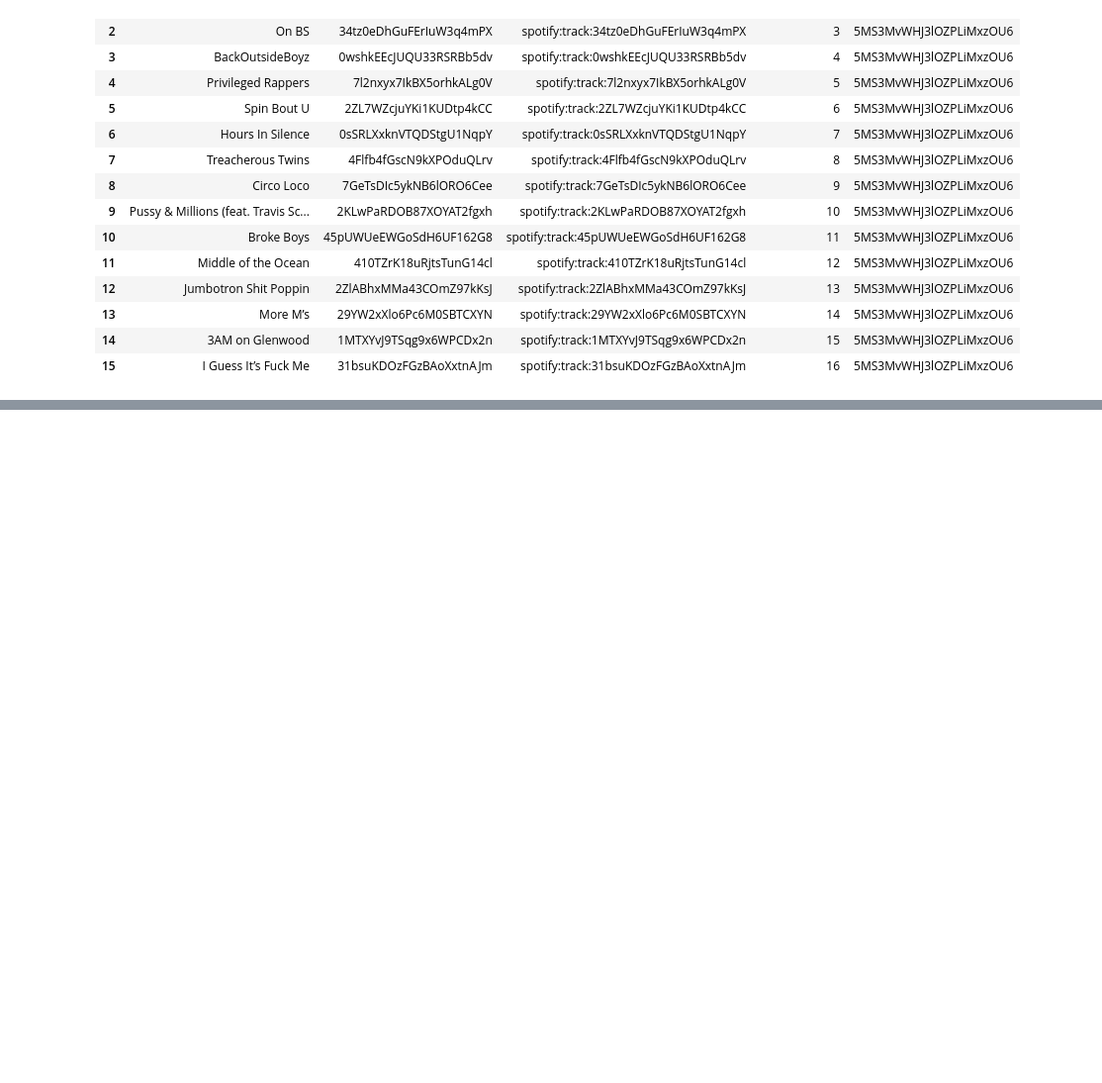
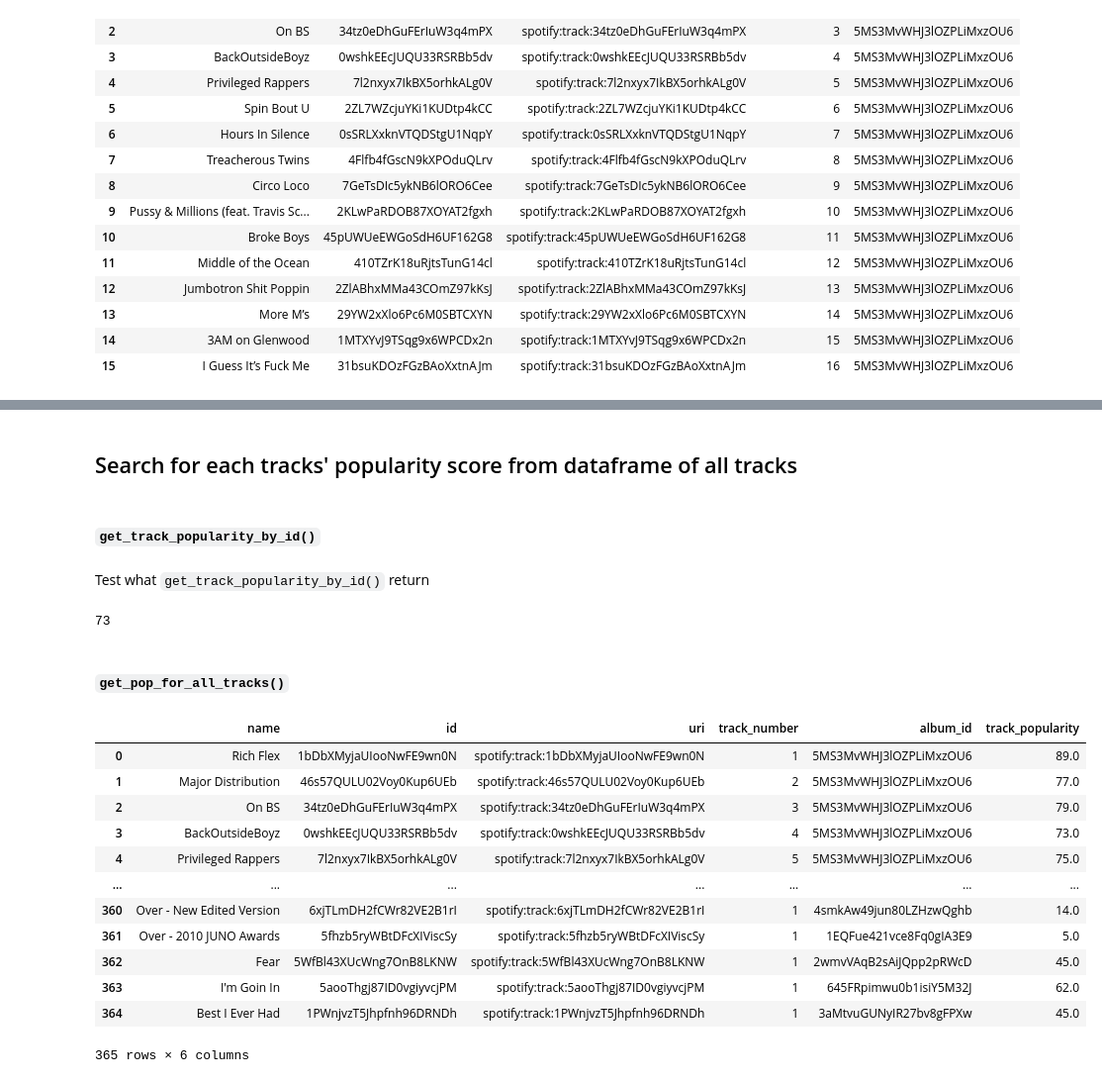
Before and after one commit to jttsai99/Spotify-PlayCounts, a Jupyter notebook: notebook/documented_requests_func.ipynb, the cells around one changed output, grey strips where cells are left out. Shown: that part at 99% size. Drawn from its saved outputs; the diff is of its cells as text; code cells hidden in the pictures; blank space fills up the shorter version.

```diff
--- a/documented_requests_func.ipynb
+++ b/notebook/documented_requests_func.ipynb
@@ -345,0 +367,3 @@ get_all_tracks_for_one_album(token,"5MS3MvWHJ3lOZPLiMxzOU6")
+# %%
+all_tracks_df = get_all_tracks_from_albums(token,all_albums_pop)
+all_tracks_df
@@ -345,0 +384,54 @@ get_all_tracks_for_one_album(token,"5MS3MvWHJ3lOZPLiMxzOU6")
+# %% [markdown]
+## Search for each tracks' popularity score from dataframe of all tracks
+# %% [markdown]
+#### `get_track_popularity_by_id()`
+# %%
+def get_track_popularity_by_id(token, track_id):
+    '''Search the track_id and get their popularity score'''
+    url = f"https://api.spotify.com/v1/tracks/{track_id}"
+    headers = get_auth_header(token)
+
+    result = requests.request("GET",url, headers= headers)
+
+    json_result = result.json()
+    popularity_score = json_result['popularity']
+    return popularity_score
+# %% [markdown]
+Test what `get_track_popularity_by_id()` return
+# %%
+get_track_popularity_by_id(token,"0wshkEEcJUQU33RSRBb5dv")
+# %% [output]
+73
+# %% [markdown]
+#### `get_pop_for_all_tracks()`
+# %%
+def get_pop_for_all_tracks(token,all_tracks_df):
+    '''input dataframe of all tracks and use the id column to get the popularity score return updated dataframe'''
+    # get the number of rows in the dataframe
+    n = len(all_tracks_df.index)
+    #create a list of id
+    id_list = all_tracks_df['id']
+    #create an array of the same size as id to get the popularity score
+    pop_score_list = np.empty(n)
+
+    for i in range(len(id_list)):
+        pop_score_list[i] = get_track_popularity_by_id(token,id_list[i])
+
+    all_tracks_df['track_popularity'] = pop_score_list
+    return all_tracks_df
+# %%
+get_pop_for_all_tracks(token,all_tracks_df)
+# %% [output]
+|  | name | id | uri | track_number | album_id | track_popularity |
+| 0 | Rich Flex | 1bDbXMyjaUIooNwFE9wn0N | spotify:track:1bDbXMyjaUIooNwFE9wn0N | 1 | 5MS3MvWHJ3lOZPLiMxzOU6 | 89.0 |
+| 1 | Major Distribution | 46s57QULU02Voy0Kup6UEb | spotify:track:46s57QULU02Voy0Kup6UEb | 2 | 5MS3MvWHJ3lOZPLiMxzOU6 | 77.0 |
+| 2 | On BS | 34tz0eDhGuFErIuW3q4mPX | spotify:track:34tz0eDhGuFErIuW3q4mPX | 3 | 5MS3MvWHJ3lOZPLiMxzOU6 | 79.0 |
+| 3 | BackOutsideBoyz | 0wshkEEcJUQU33RSRBb5dv | spotify:track:0wshkEEcJUQU33RSRBb5dv | 4 | 5MS3MvWHJ3lOZPLiMxzOU6 | 73.0 |
+| 4 | Privileged Rappers | 7l2nxyx7IkBX5orhkALg0V | spotify:track:7l2nxyx7IkBX5orhkALg0V | 5 | 5MS3MvWHJ3lOZPLiMxzOU6 | 75.0 |
+| ... | ... | ... | ... | ... | ... | ... |
+| 360 | Over - New Edited Version | 6xjTLmDH2fCWr82VE2B1rI | spotify:track:6xjTLmDH2fCWr82VE2B1rI | 1 | 4smkAw49jun80LZHzwQghb | 14.0 |
+| 361 | Over - 2010 JUNO Awards | 5fhzb5ryWBtDFcXIViscSy | spotify:track:5fhzb5ryWBtDFcXIViscSy | 1 | 1EQFue421vce8Fq0gIA3E9 | 5.0 |
+| 362 | Fear | 5WfBl43XUcWng7OnB8LKNW | spotify:track:5WfBl43XUcWng7OnB8LKNW | 1 | 2wmvVAqB2sAiJQpp2pRWcD | 45.0 |
+| 363 | I'm Goin In | 5aooThgj87ID0vgiyvcjPM | spotify:track:5aooThgj87ID0vgiyvcjPM | 1 | 645FRpimwu0b1isiY5M32J | 62.0 |
+| 364 | Best I Ever Had | 1PWnjvzT5Jhpfnh96DRNDh | spotify:track:1PWnjvzT5Jhpfnh96DRNDh | 1 | 3aMtvuGUNyIR27bv8gFPXw | 45.0 |
+365 rows × 6 columns
```
Also changed, not shown: parts of 14 cells of this notebook, 6 other files.
